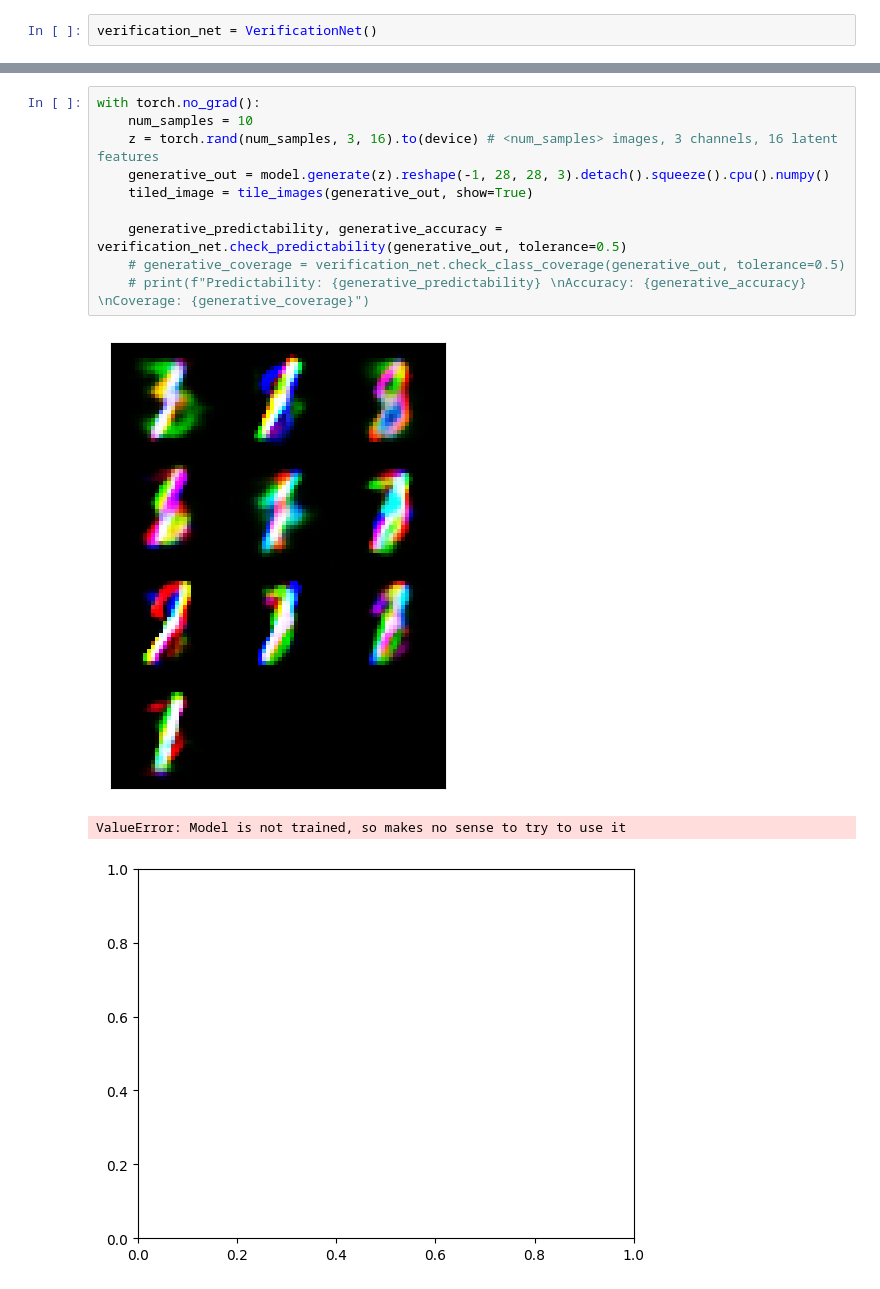
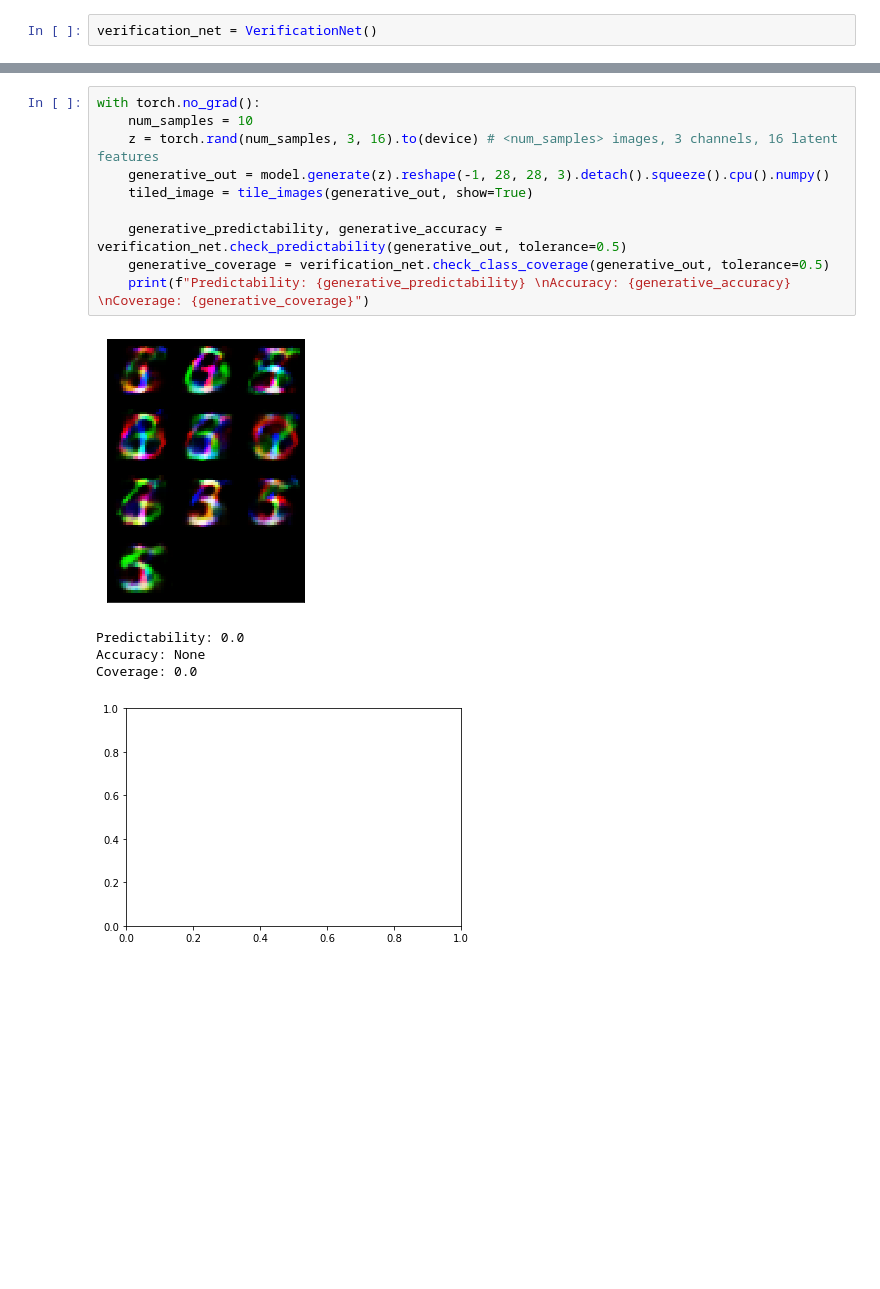
Before and after one commit to Anderzz/it3030, a Jupyter notebook: assignment3/stacked_gen.ipynb, the cells around one changed output, grey strips where cells are left out. Saved outputs shown, nothing was run; the diff lists cells and outputs as text; blank space fills up the shorter version.

```diff
--- a/assignment3/stacked_gen.ipynb
+++ b/assignment3/stacked_gen.ipynb
@@ -216,17 +249,19 @@ NameError: name 'test_outputs' is not defined
 # %%
 with torch.no_grad():
     num_samples = 10
     z = torch.rand(num_samples, 3, 16).to(device) # <num_samples> images, 3 channels, 16 latent features
     generative_out = model.generate(z).reshape(-1, 28, 28, 3).detach().squeeze().cpu().numpy()
     tiled_image = tile_images(generative_out, show=True)
 
     generative_predictability, generative_accuracy = verification_net.check_predictability(generative_out, tolerance=0.5)
-    # generative_coverage = verification_net.check_class_coverage(generative_out, tolerance=0.5)
-    # print(f"Predictability: {generative_predictability} \nAccuracy: {generative_accuracy} \nCoverage: {generative_coverage}")
+    generative_coverage = verification_net.check_class_coverage(generative_out, tolerance=0.5)
+    print(f"Predictability: {generative_predictability} \nAccuracy: {generative_accuracy} \nCoverage: {generative_coverage}")
 # %% [output]
-[figure, old version]
+[figure, new version]
-ValueError: Model is not trained, so makes no sense to try to use it
+Predictability: 0.0
+Accuracy: None
+Coverage: 0.0
-[figure, old version]
+[figure, new version]
 # %%
 im, label = next(iter(test_loader))
 z = torch.rand(4, 3, 16).to(device) # 4 images, 3 channels, 16 latent features
```
Also changed, not shown: parts of 10 cells of this notebook, 9 other files.
